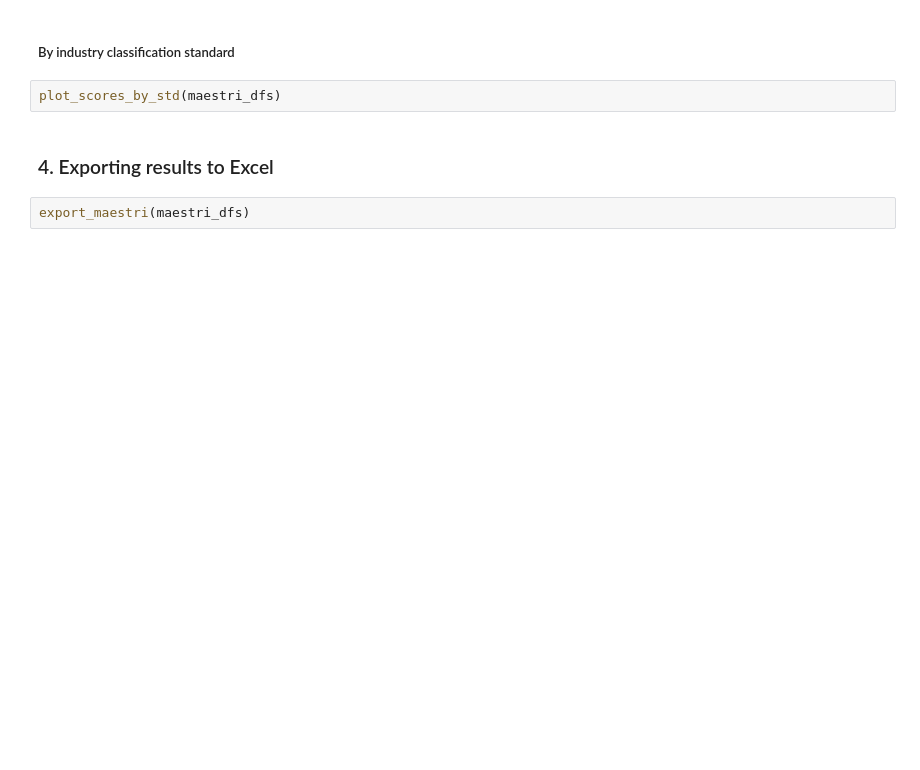
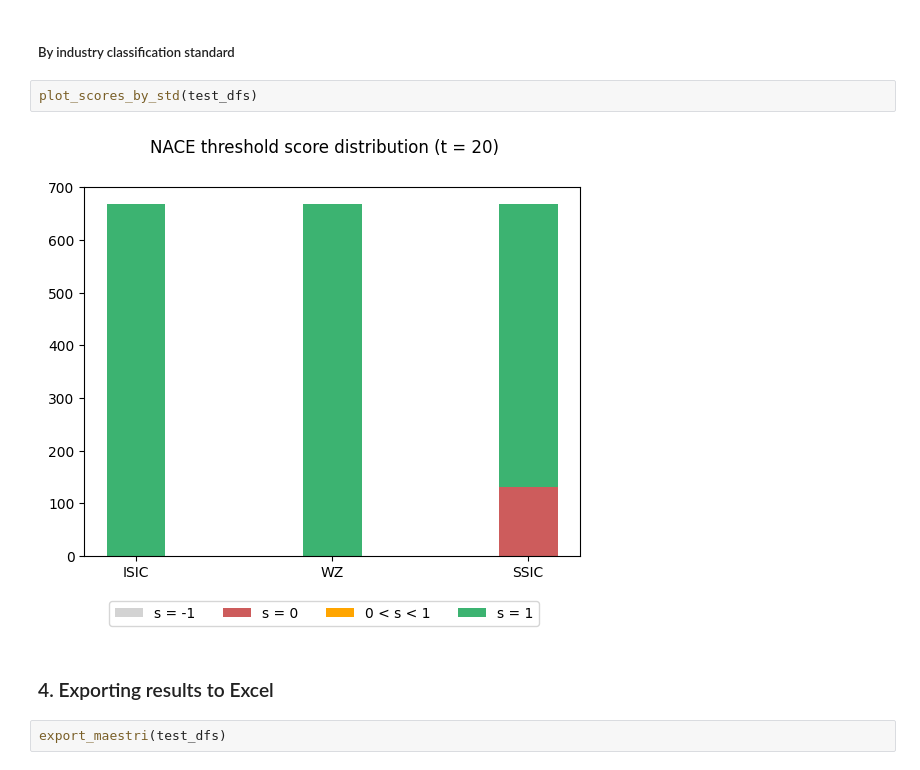
Before and after one commit to vegetablestabber/internship-one, a Jupyter notebook: notebooks/match_maestri.ipynb, the cells around one changed output. Drawn from its saved outputs; the diff is of its cells as text; blank space fills up the shorter version.

```diff
--- a/notebooks/match_maestri.ipynb
+++ b/notebooks/match_maestri.ipynb
@@ -193,8 +189,10 @@ plot_scores_by_role(maestri_dfs)
 # %% [markdown]
 ##### By industry classification standard
 # %%
-plot_scores_by_std(maestri_dfs)
+plot_scores_by_std(test_dfs)
+# %% [output]
+[figure, added]
 # %% [markdown]
 ### 4. Exporting results to Excel
 # %%
-export_maestri(maestri_dfs)
+export_maestri(test_dfs)
```
Also changed, not shown: parts of 18 cells of this notebook, 11 other files.
